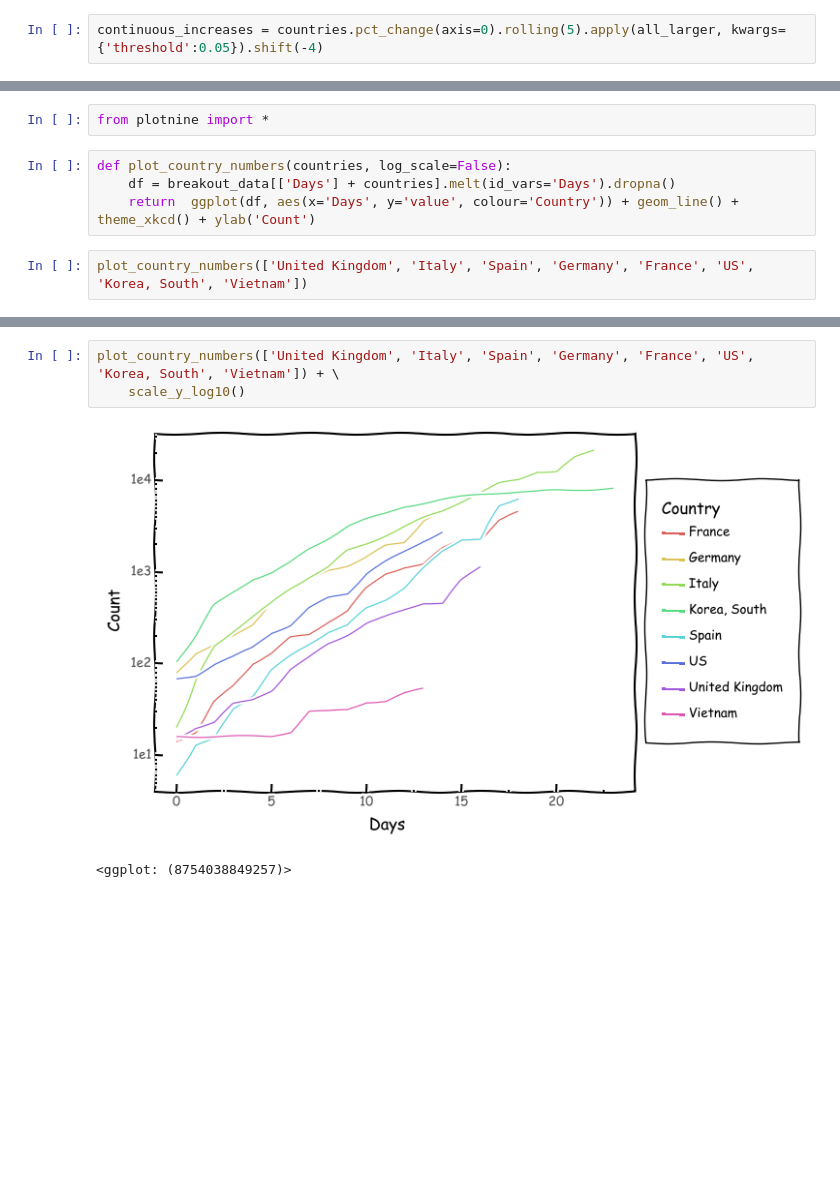
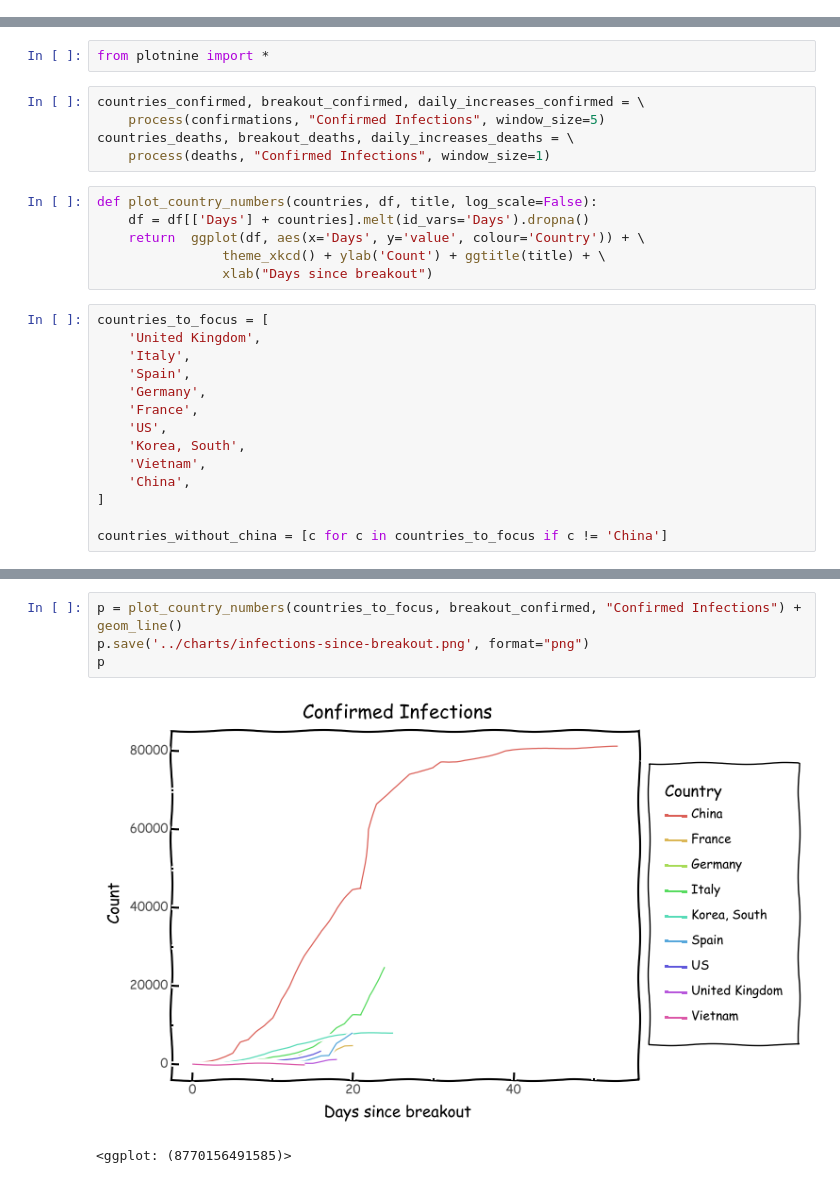
Before and after one commit to ashic/corona, a Jupyter notebook: notebooks/growth-rates.ipynb, the cells around one changed output, grey strips where cells are left out. Saved outputs shown, nothing was run; the diff lists cells and outputs as text; blank space fills up the shorter version.

Commit message:
added deaths. included charts.

```diff
--- a/notebooks/growth-rates.ipynb
+++ b/notebooks/growth-rates.ipynb
@@ -9,8 +9,6 @@ country_names = list(countries.columns)
 # %%
 def all_larger(args, threshold):
     return all(x > threshold for x in args)
-# %%
-continuous_increases = countries.pct_change(axis=0).rolling(5).apply(all_larger, kwargs={'threshold':0.05}).shift(-4)
 # %%
 def get_breakout_date_for(country, continuous_increases):
     increases = continuous_increases[country]
@@ -37,9 +47,28 @@ daily_increases = breakout_data - breakout_data.shift(1)
 %matplotlib inline
 # %%
 from plotnine import *
+# %%
+countries_confirmed, breakout_confirmed, daily_increases_confirmed = \
+    process(confirmations, "Confirmed Infections", window_size=5)
+countries_deaths, breakout_deaths, daily_increases_deaths = \
+    process(deaths, "Confirmed Infections", window_size=1)
 # %%
-def plot_country_numbers(countries, log_scale=False):
-    df = breakout_data[['Days'] + countries].melt(id_vars='Days').dropna()
-    return  ggplot(df, aes(x='Days', y='value', colour='Country')) + geom_line() + theme_xkcd() + ylab('Count')
+def plot_country_numbers(countries, df, title, log_scale=False):
+    df = df[['Days'] + countries].melt(id_vars='Days').dropna()
+    return  ggplot(df, aes(x='Days', y='value', colour='Country')) + \
+                theme_xkcd() + ylab('Count') + ggtitle(title) + \
+                xlab("Days since breakout")
 # %%
-plot_country_numbers(['United Kingdom', 'Italy', 'Spain', 'Germany', 'France', 'US', 'Korea, South', 'Vietnam'])
+countries_to_focus = [
+    'United Kingdom',
+    'Italy',
+    'Spain',
+    'Germany',
+    'France',
+    'US',
+    'Korea, South',
+    'Vietnam',
+    'China',
+]
+
+countries_without_china = [c for c in countries_to_focus if c != 'China']
@@ -49,6 +75,7 @@ plot_country_numbers(['United Kingdom', 'Italy', 'Spain', 'Germany', 'France', '
-# %%
-plot_country_numbers(['United Kingdom', 'Italy', 'Spain', 'Germany', 'France', 'US', 'Korea, South', 'Vietnam']) + \
-    scale_y_log10()
-# %% [output]
-[figure, removed]
-<ggplot: (8754038849257)>
+# %%
+p = plot_country_numbers(countries_to_focus, breakout_confirmed, "Confirmed Infections") + geom_line()
+p.save('../charts/infections-since-breakout.png', format="png")
+p
+# %% [output]
+[figure, added]
+<ggplot: (8770156491585)>
```
Also changed, not shown: parts of 13 cells of this notebook, 8 other files.
